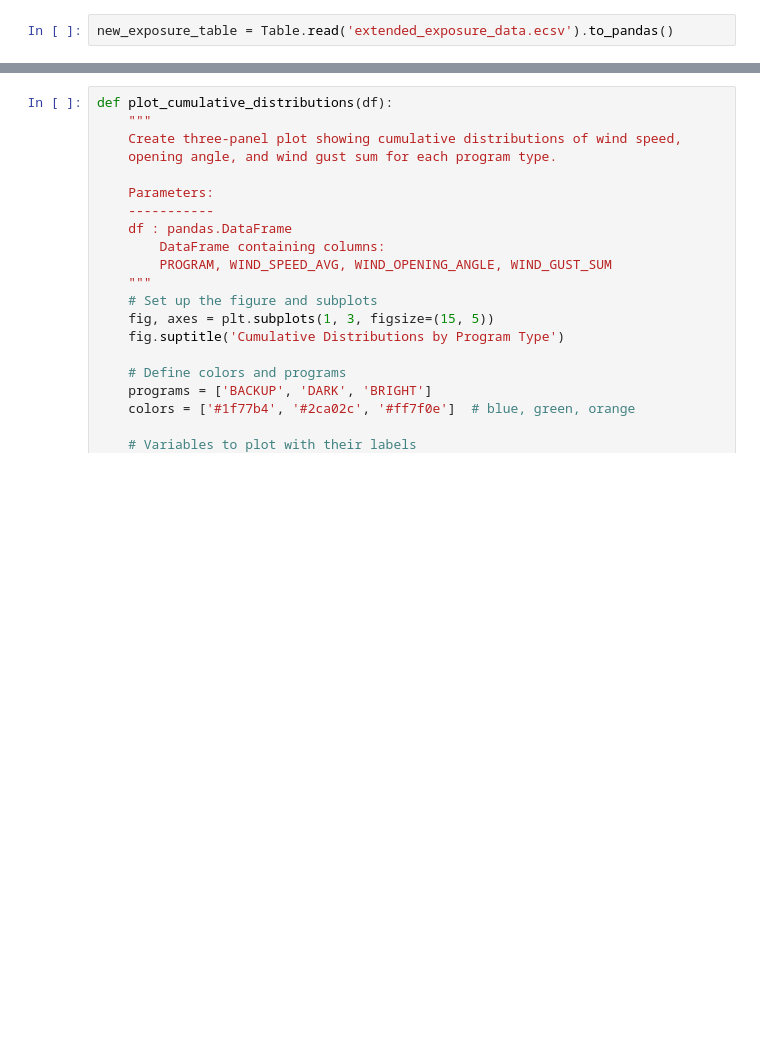
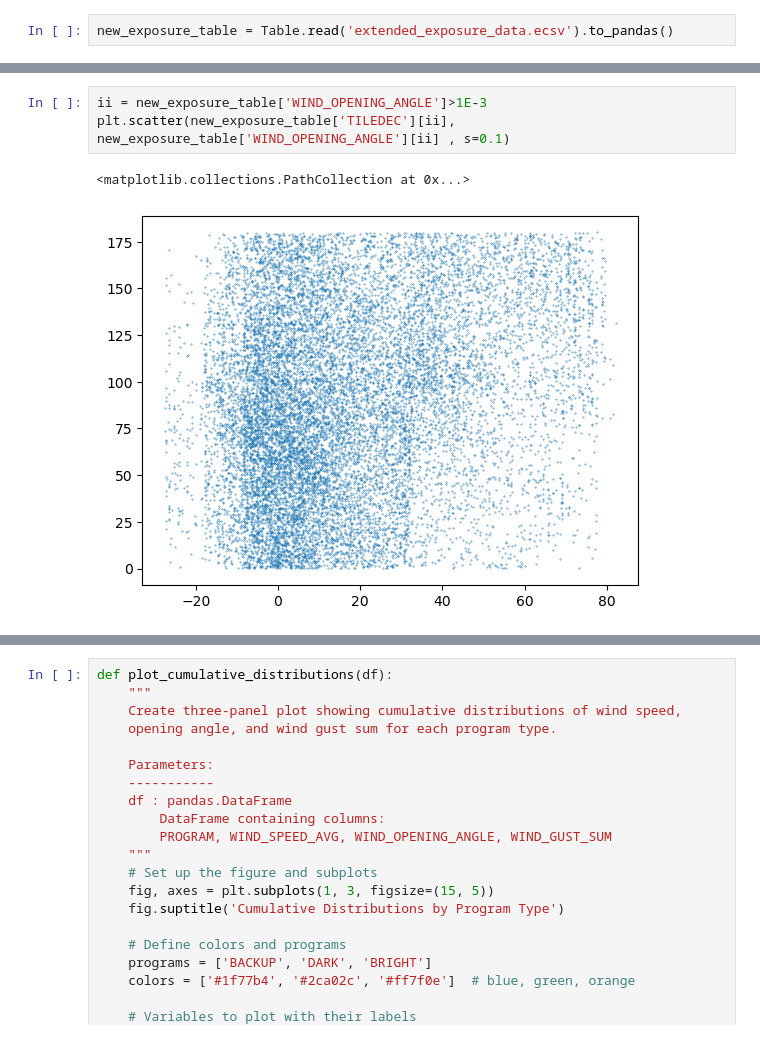
Before and after one commit to forero/wind_effects, a Jupyter notebook: extend_expoure_data.ipynb, the cells around one changed output, grey strips where cells are left out. Drawn from its saved outputs; the diff is of its cells as text; blank space fills up the shorter version.

```diff
--- a/extend_expoure_data.ipynb
+++ b/extend_expoure_data.ipynb
@@ -195,0 +324,6 @@ plt.scatter(new_exposure_table['WIND_SHAKE_SUM'],new_exposure_table['WIND_OPENIN
+# %%
+ii = new_exposure_table['WIND_OPENING_ANGLE']>1E-3
+plt.scatter(new_exposure_table['TILEDEC'][ii], new_exposure_table['WIND_OPENING_ANGLE'][ii] , s=0.1)
+# %% [output]
+<matplotlib.collections.PathCollection at 0x...>
+[figure, added]
```
Also changed, not shown: parts of 16 cells of this notebook.
